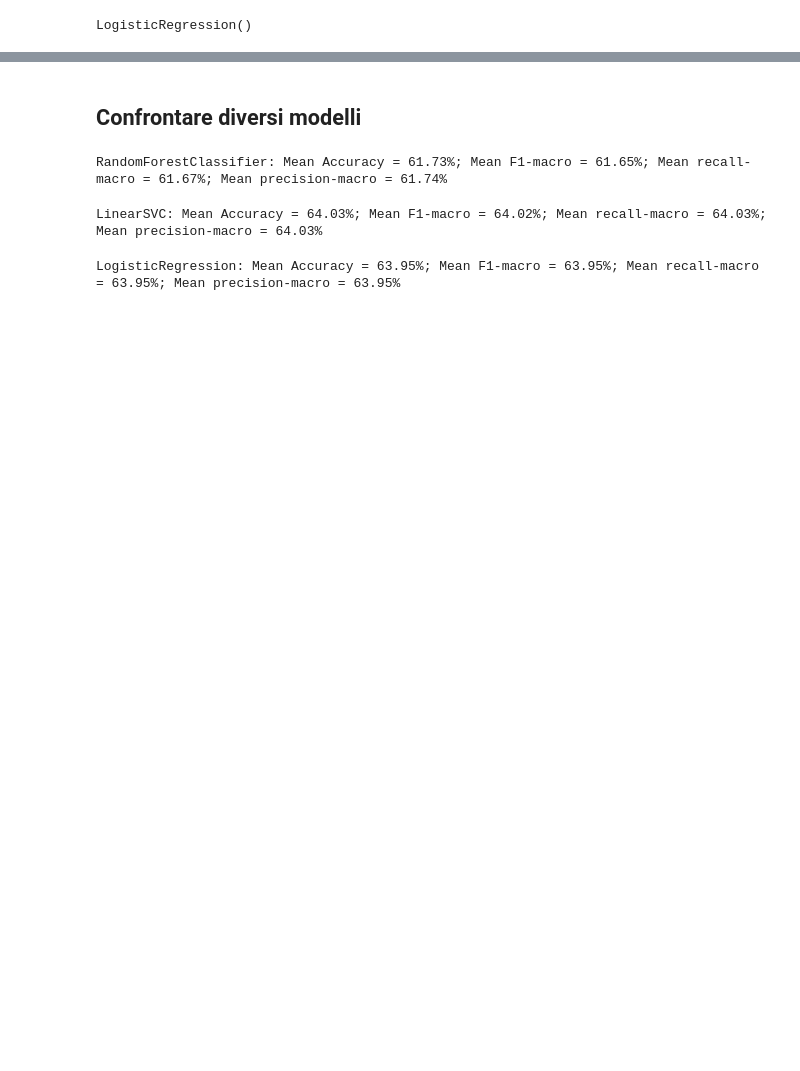
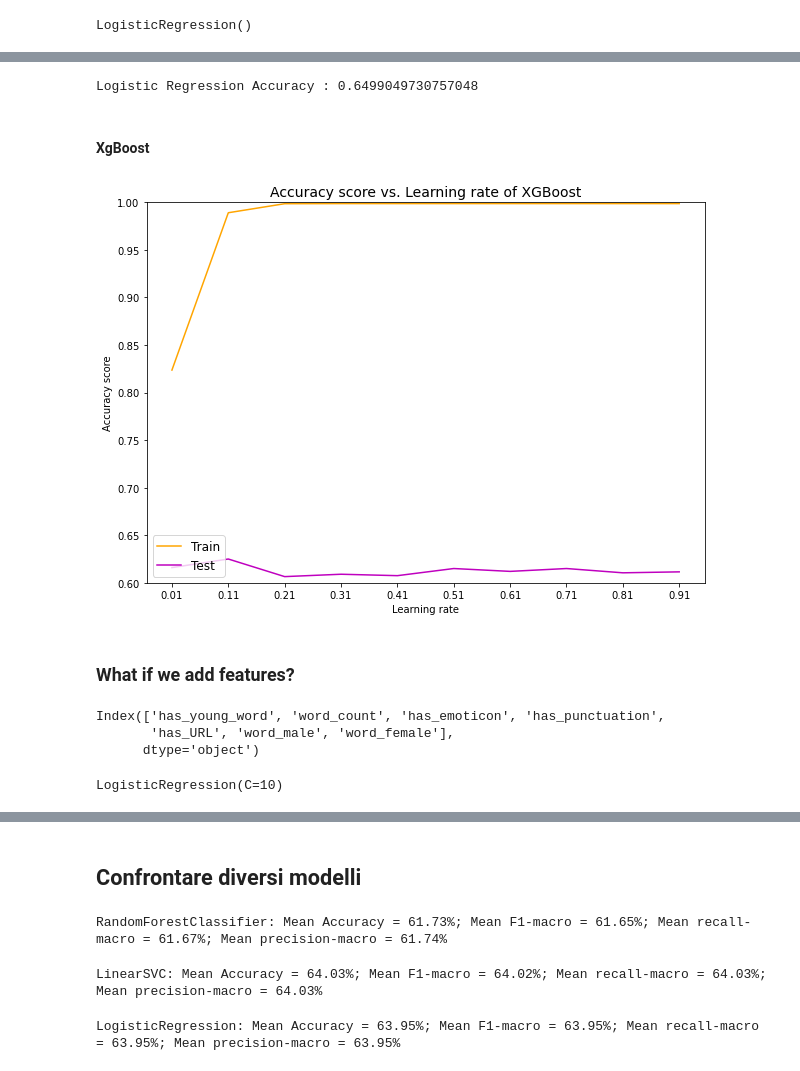
Before and after one commit to simonefacchiano/SL-Final-Project, a Jupyter notebook: model.ipynb, the cells around one changed output, grey strips where cells are left out. Drawn from its saved outputs; the diff is of its cells as text; code cells hidden in the pictures; blank space fills up the shorter version.

```diff
--- a/model.ipynb
+++ b/model.ipynb
@@ -63,8 +193,10 @@ embedding.head()
 # %%
 # Let's first identify the feature matrix and the labels
 
-X = embedding['embedding'].to_list()
-y = embedding['gender'].to_list()
+X = data['embedding'].to_list() # ,'has_young_word', 'word_count', 'has_emoticon', 'has_punctuation', 'has_URL'
+# X = pd.DataFrame(embedding['embedding'].to_list(), columns=[f'embedding_{i+1}' for i in range(384)])
+# X = pd.concat([X, features], axis = 1)
+y = data['gender'].to_list()
 # %%
 # Create the train & validation sets
 # In this way, every operation of fine tuning will depend on the data observed in the validation, while the final assessment for the quality of the model will be made on the test set
@@ -100,0 +261,11 @@ Logistic Regression Recall   : 0.6517075091034347
+# %%
+lr = LogisticRegression(C = 10, penalty = 'l2')
+lr.fit(X_train, y_train)
+
+predicted = lr.predict(X_val)
+
+print(f'Logistic Regression Accuracy : {metrics.accuracy_score(y_val, predicted)}')
+# %% [output]
+Logistic Regression Accuracy : 0.6499049730757048
+# %% [markdown]
+#### XgBoost
@@ -100,0 +274,36 @@ Logistic Regression Recall   : 0.6517075091034347
+# %%
+X = small_data['embedding'].to_list() # ,'has_young_word', 'word_count', 'has_emoticon', 'has_punctuation', 'has_URL'
+y = small_data['gender'].to_list()
+
+X_train, X_val, y_train, y_val = train_test_split(X, y, test_size = 0.2, stratify = y)
+# %%
+# XGBoost (different learning rate)
+learning_rate_range = np.arange(0.01, 1, 0.1)
+val_XG = []
+train_XG = []
+for lr in learning_rate_range:
+    xgb_classifier = xgb.XGBClassifier(eta = lr)
+    xgb_classifier.fit(X_train, y_train)
+    train_XG.append(xgb_classifier.score(X_train, y_train))
+    val_XG.append(xgb_classifier.score(X_val, y_val))
+# %%
+fig = plt.figure(figsize=(10, 7))
+plt.plot(learning_rate_range, train_XG, c='orange', label='Train')
+plt.plot(learning_rate_range, val_XG, c='m', label='Test')
+plt.xlabel('Learning rate')
+plt.xticks(learning_rate_range)
+plt.ylabel('Accuracy score')
+plt.ylim(0.6, 1)
+plt.legend(prop={'size': 12}, loc=3)
+plt.title('Accuracy score vs. Learning rate of XGBoost', size=14)
+plt.show()
+# %% [output]
+[figure, added]
+# %% [markdown]
+### What if we add features?
+# %%
+features.columns
+# %% [output]
+Index(['has_young_word', 'word_count', 'has_emoticon', 'has_punctuation',
+       'has_URL', 'word_male', 'word_female'],
+      dtype='object')
@@ -100,0 +316,5 @@ Logistic Regression Recall   : 0.6517075091034347
+# %%
+lr = LogisticRegression()
+lr.fit(X_train, y_train)
+# %% [output]
+LogisticRegression(C=10)
```
Also changed, not shown: parts of 43 cells of this notebook, 2 other files.
